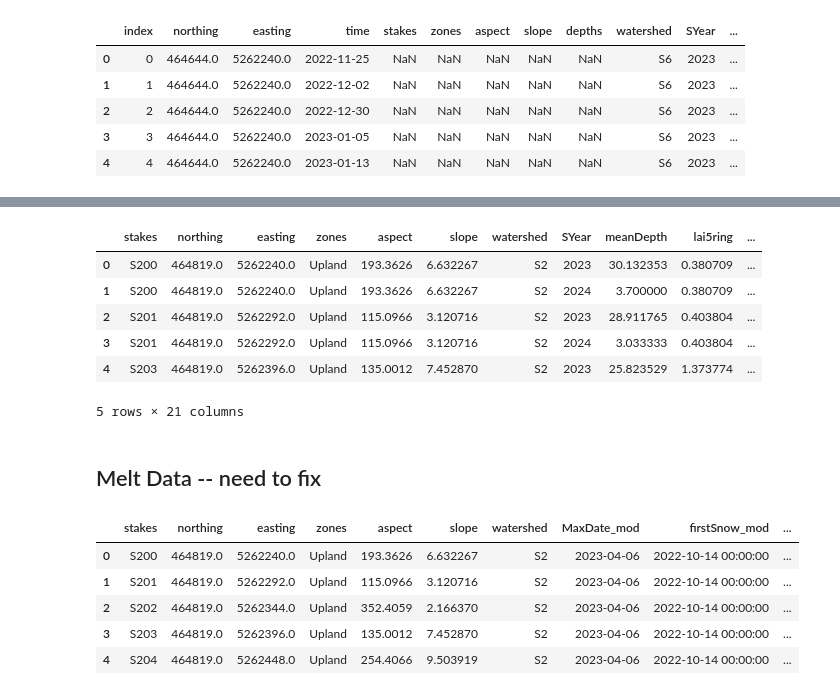
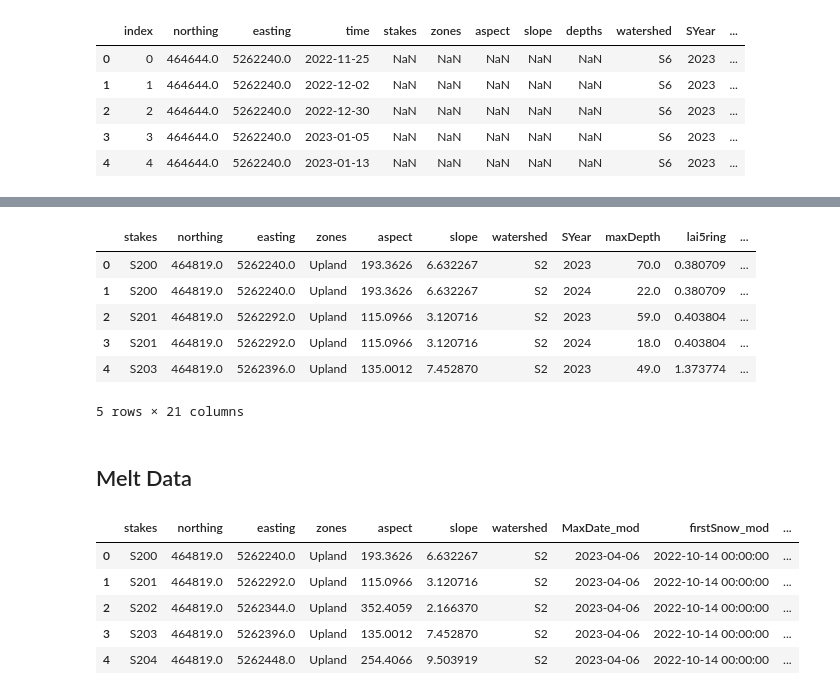
Before and after one commit to mwdjones/forest-canopy-model, a Jupyter notebook: 02_canopycontrols.ipynb, the cells around one changed output, grey strips where cells are left out. Drawn from its saved outputs; the diff is of its cells as text; code cells hidden in the pictures.

```diff
--- a/02_canopycontrols.ipynb
+++ b/02_canopycontrols.ipynb
@@ -153,15 +163,15 @@ avgData = avgData.rename(columns = {'DIST_M' : 'avgDist_m',
 # %%
-avgData.head()
+peakData.head()
 # %% [output]
-|  | stakes | northing | easting | zones | aspect | slope | watershed | SYear | meanDepth | lai5ring | ... |
-| 0 | S200 | 464819.0 | 5262240.0 | Upland | 193.3626 | 6.632267 | S2 | 2023 | 30.132353 | 0.380709 | ... |
-| 1 | S200 | 464819.0 | 5262240.0 | Upland | 193.3626 | 6.632267 | S2 | 2024 | 3.700000 | 0.380709 | ... |
-| 2 | S201 | 464819.0 | 5262292.0 | Upland | 115.0966 | 3.120716 | S2 | 2023 | 28.911765 | 0.403804 | ... |
-| 3 | S201 | 464819.0 | 5262292.0 | Upland | 115.0966 | 3.120716 | S2 | 2024 | 3.033333 | 0.403804 | ... |
-| 4 | S203 | 464819.0 | 5262396.0 | Upland | 135.0012 | 7.452870 | S2 | 2023 | 25.823529 | 1.373774 | ... |
+|  | stakes | northing | easting | zones | aspect | slope | watershed | SYear | maxDepth | lai5ring | ... |
+| 0 | S200 | 464819.0 | 5262240.0 | Upland | 193.3626 | 6.632267 | S2 | 2023 | 70.0 | 0.380709 | ... |
+| 1 | S200 | 464819.0 | 5262240.0 | Upland | 193.3626 | 6.632267 | S2 | 2024 | 22.0 | 0.380709 | ... |
+| 2 | S201 | 464819.0 | 5262292.0 | Upland | 115.0966 | 3.120716 | S2 | 2023 | 59.0 | 0.403804 | ... |
+| 3 | S201 | 464819.0 | 5262292.0 | Upland | 115.0966 | 3.120716 | S2 | 2024 | 18.0 | 0.403804 | ... |
+| 4 | S203 | 464819.0 | 5262396.0 | Upland | 135.0012 | 7.452870 | S2 | 2023 | 49.0 | 1.373774 | ... |
 5 rows × 21 columns
 # %% [markdown]
-## Melt Data -- need to fix
+## Melt Data
 # %%
 '''Import Melt Data'''
 melt = pd.read_csv(import_path + 'snowMeltRates.csv')
```
Also changed, not shown: parts of 120 cells of this notebook, 19 other files.
